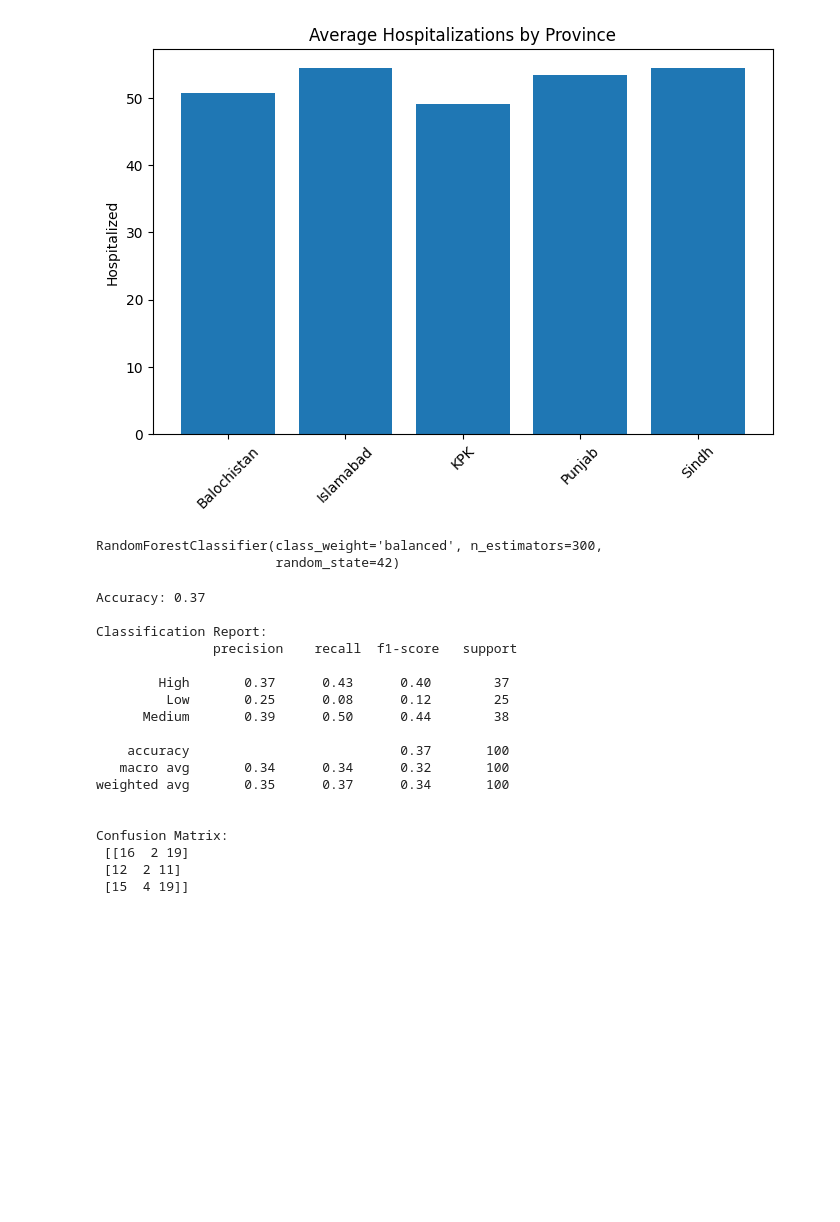
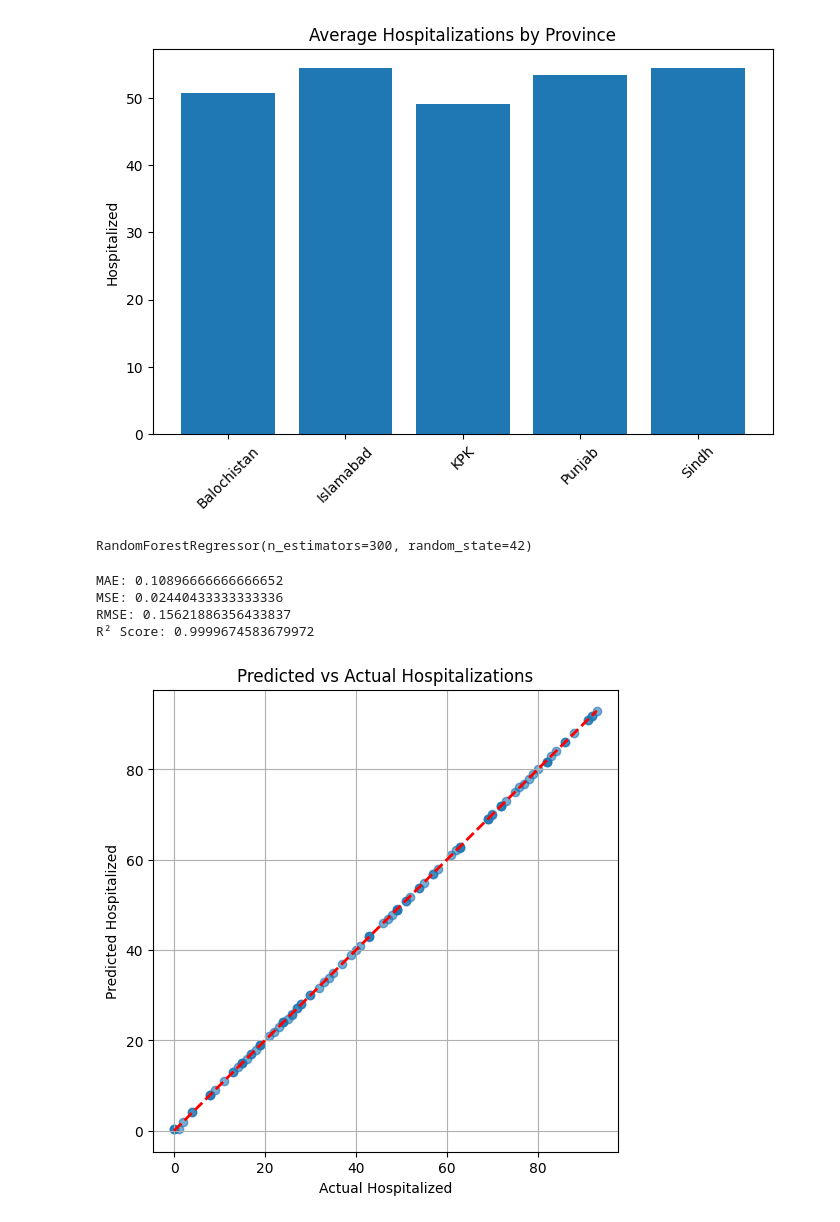
Before and after one commit to dafuba/covid_case_test, a Jupyter notebook: proj.ipynb, the cells around one changed output. Drawn from its saved outputs; the diff is of its cells as text; code cells hidden in the pictures; blank space fills up the shorter version.

```diff
--- a/proj.ipynb
+++ b/proj.ipynb
@@ -116,43 +105,55 @@ X_train, X_test, y_train, y_test = train_test_split(
 )
 # %%
-clf = RandomForestClassifier(
+from sklearn.ensemble import RandomForestRegressor
+
+model = RandomForestRegressor(
     n_estimators=300,
-    random_state=42,
-    class_weight="balanced"
+    random_state=42
 )
 
-clf.fit(X_train, y_train)
+model.fit(X_train, y_train)
 # %% [output]
-RandomForestClassifier(class_weight='balanced', n_estimators=300,
-                       random_state=42)
+RandomForestRegressor(n_estimators=300, random_state=42)
 # %%
-from sklearn.metrics import accuracy_score, classification_report, confusion_matrix
+from sklearn.metrics import mean_absolute_error, mean_squared_error, r2_score
+import numpy as np
 
-y_pred = clf.predict(X_test)
+# Predictions
+y_pred = model.predict(X_test)
 
-print("Accuracy:", accuracy_score(y_test, y_pred))
-print("\nClassification Report:\n", classification_report(y_test, y_pred, target_names=le.classes_))
+# Regression Metrics
+mae = mean_absolute_error(y_test, y_pred)
+mse = mean_squared_error(y_test, y_pred)
+rmse = np.sqrt(mse)
+r2 = r2_score(y_test, y_pred)
 
-print("\nConfusion Matrix:\n", confusion_matrix(y_test, y_pred))
+print("MAE:", mae)
+print("MSE:", mse)
+print("RMSE:", rmse)
+print("R² Score:", r2)
 # %% [output]
-Accuracy: 0.37
-
-Classification Report:
-               precision    recall  f1-score   support
-
-        High       0.37      0.43      0.40        37
-         Low       0.25      0.08      0.12        25
-      Medium       0.39      0.50      0.44        38
-
-    accuracy                           0.37       100
-   macro avg       0.34      0.34      0.32       100
-weighted avg       0.35      0.37      0.34       100
-
-
-Confusion Matrix:
- [[16  2 19]
- [12  2 11]
- [15  4 19]]
+MAE: 0.10896666666666652
+MSE: 0.02440433333333336
+RMSE: 0.15621886356433837
+R² Score: 0.9999674583679972
+# %%
+import matplotlib.pyplot as plt
+
+plt.figure(figsize=(6,6))
+plt.scatter(y_test, y_pred, alpha=0.6)
+
+# Reference 45-degree line
+plt.plot([y_test.min(), y_test.max()],
+         [y_test.min(), y_test.max()],
+         'r--', linewidth=2)
+
+plt.xlabel("Actual Hospitalized")
+plt.ylabel("Predicted Hospitalized")
+plt.title("Predicted vs Actual Hospitalizations")
+plt.grid(True)
+plt.show()
+# %% [output]
+[figure, added]
 # %%
 import matplotlib.pyplot as plt
 import numpy as np
```
Also changed, not shown: parts of 5 cells of this notebook.
